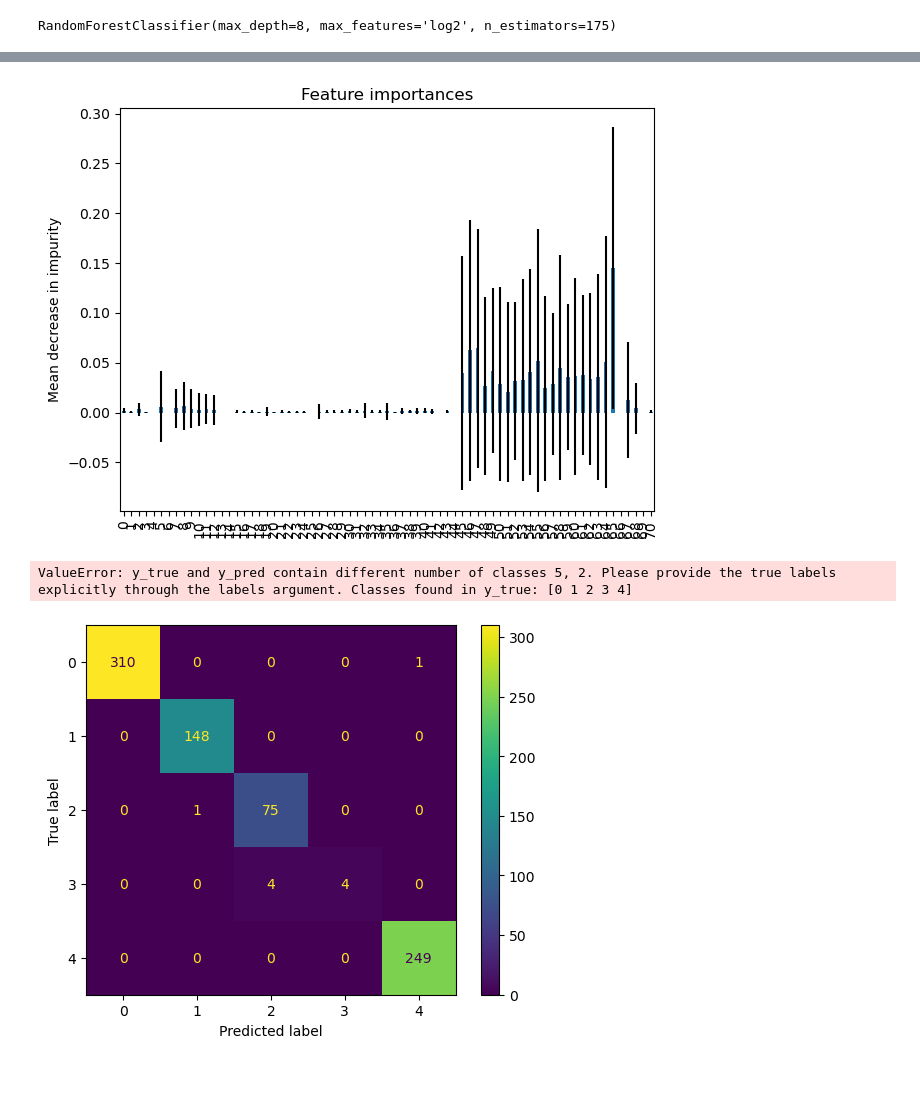
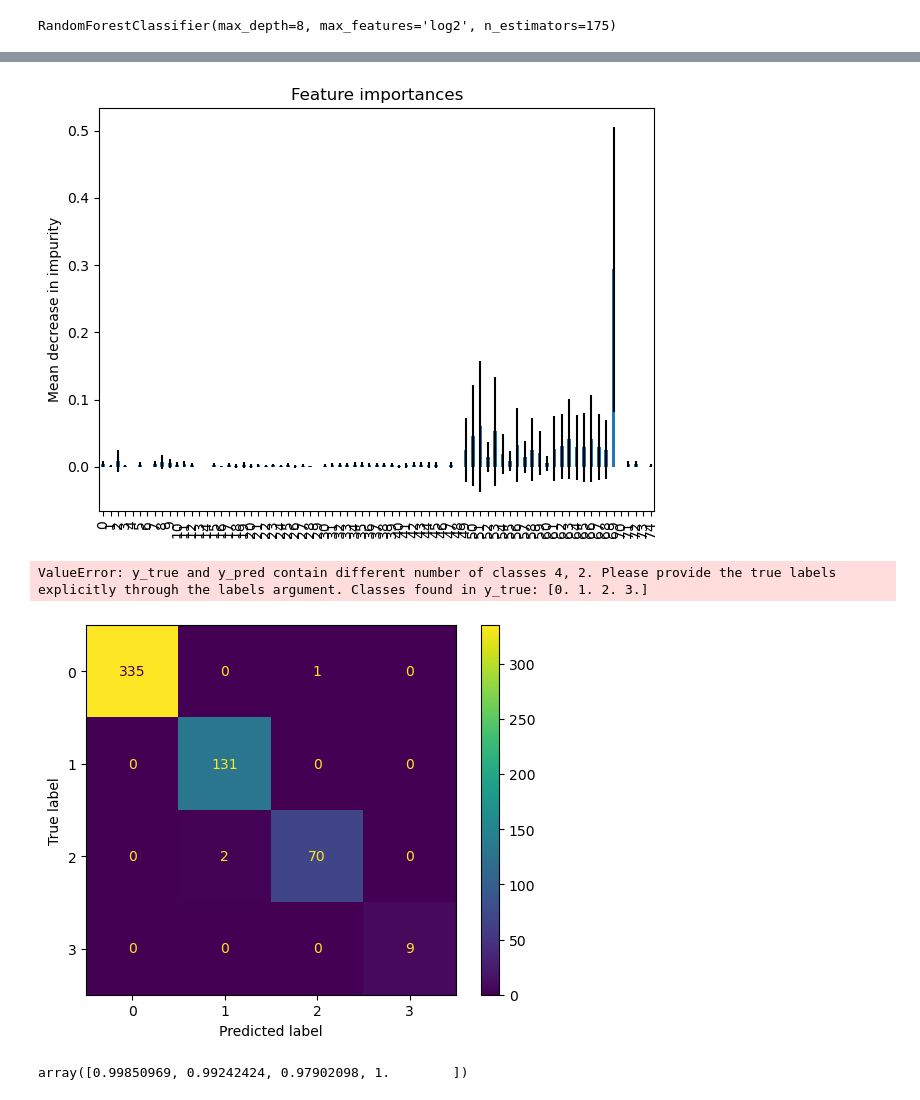
Before and after one commit to tsobotowski/cos-472-course-project, a Jupyter notebook: forest/forest.ipynb, the cells around one changed output, grey strips where cells are left out. Saved outputs shown, nothing was run; the diff lists cells and outputs as text; code cells hidden in the pictures.

```diff
--- a/forest/forest.ipynb
+++ b/forest/forest.ipynb
@@ -2,7 +2,8 @@
 import pandas as pd
 
 #Read dataset CSV
-train = pd.read_csv("C:/Users/Thad/Projects/cos-472-course-project/data/cleaned.csv")
+#train = pd.read_csv("C:/Users/Thad/Projects/cos-472-course-project/data/cleaned.csv")
+train = pd.read_csv("C:/Users/Thad/Projects/cos-472-course-project/test.csv")
 
 #Drop ID for now, may need to retain
 train.drop(['id'], axis=1, inplace=True)
@@ -71,7 +72,7 @@ ax.set_title("Feature importances")
 ax.set_ylabel("Mean decrease in impurity")
 fig.tight_layout()
 # %% [output]
-[figure, old version]
+[figure, new version]
 # %%
 from sklearn.metrics import log_loss, roc_auc_score, roc_curve
 
@@ -89,20 +90,25 @@ plt.legend()
 plt.title('ROC AUC Curve For Random Forest trained on the Titanic dataset')
 plt.show()
 # %% [output]
-ValueError: y_true and y_pred contain different number of classes 5, 2. Please provide the true labels explicitly through the labels argument. Classes found in y_true: [0 1 2 3 4]
+ValueError: y_true and y_pred contain different number of classes 4, 2. Please provide the true labels explicitly through the labels argument. Classes found in y_true: [0. 1. 2. 3.]
 # %%
 #Confusion matrix
 from sklearn import metrics
 
 actual = np.random.binomial(1,.9,size = 1000)
 predicted = np.random.binomial(1,.9,size = 1000)
 
 pred = clf.predict(x_test)
 confusion_matrix = metrics.confusion_matrix(y_test, pred)
 
-cm_display = metrics.ConfusionMatrixDisplay(confusion_matrix = confusion_matrix, display_labels = [0, 1, 2, 3, 4])
+cm_display = metrics.ConfusionMatrixDisplay(confusion_matrix = confusion_matrix, display_labels = [0, 1, 2, 3])
 
 cm_display.plot()
 plt.show()
 # %% [output]
-[figure, old version]
+[figure, new version]
+# %%
+from sklearn.metrics import f1_score
+f1_score(y_test, pred, average=None)
+# %% [output]
+array([0.99850969, 0.99242424, 0.97902098, 1.        ])
```
Also changed, not shown: parts of 2 cells of this notebook, 2 other files.
